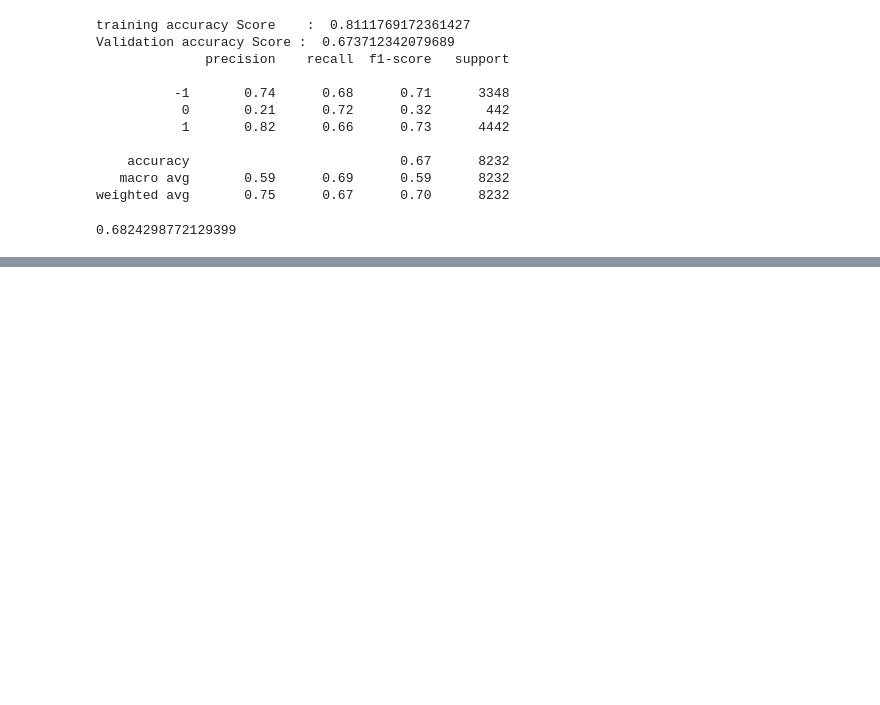
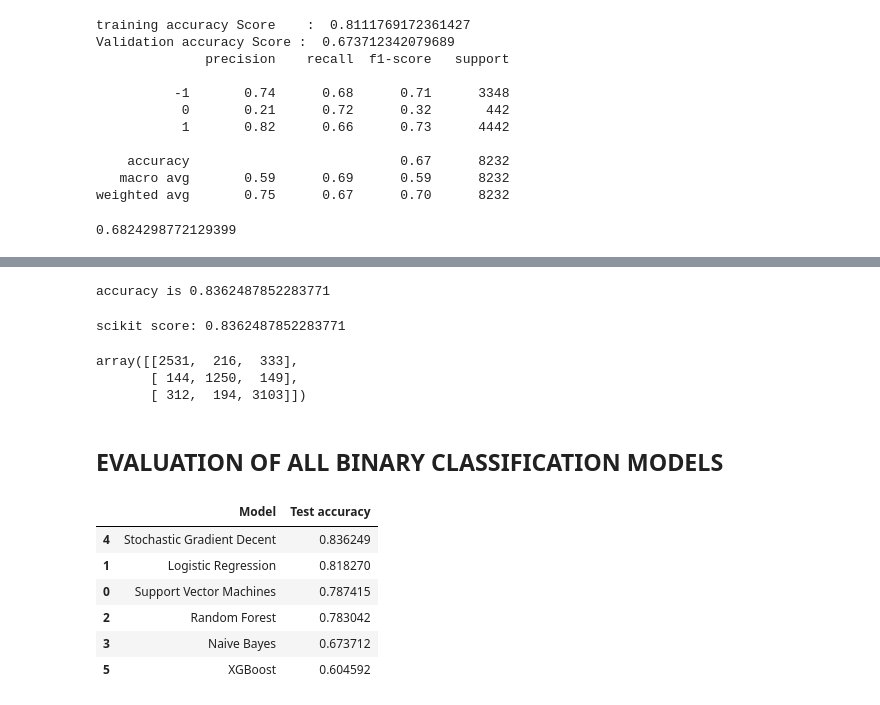
Before and after one commit to ChinmayRojatkar/Predicting-sentiment-of-COVID-19-tweets, a Jupyter notebook: Predicting_sentiment_of_COVID_19_tweets.ipynb, the cells around one changed output, grey strips where cells are left out. Drawn from its saved outputs; the diff is of its cells as text; code cells hidden in the pictures; blank space fills up the shorter version.

```diff
--- a/Predicting_sentiment_of_COVID_19_tweets.ipynb
+++ b/Predicting_sentiment_of_COVID_19_tweets.ipynb
@@ -700,0 +731,11 @@ accuracy_rf
+# %%
+from sklearn.linear_model import LogisticRegression
+logreg = LogisticRegression()
+
+logreg.fit(X_train, y_train)
+
+logreg_prediction = logreg.predict(X_test)
+logreg_accuracy = accuracy_score(y_test,logreg_prediction)
+print("Training accuracy Score    : ",logreg.score(X_train,y_train))
+print("Validation accuracy Score : ",logreg_accuracy )
+print(classification_report(logreg_prediction,y_test))
@@ -700,0 +868,44 @@ accuracy_rf
+# %%
+# Let's check the overall accuracy. Overall accuracy is very good.
+from sklearn.metrics import accuracy_score
+from sklearn.metrics import log_loss
+
+y_pred = sgd_clf.predict(X_test)
+
+score =accuracy_score(y_test,y_pred)
+print('accuracy is', score)
+# %% [output]
+accuracy is 0.8362487852283771
+# %%
+#score is mean accuracy
+scikit_score = sgd_clf.score(X_test,y_test)
+print('scikit score:', scikit_score)
+# %% [output]
+scikit score: 0.8362487852283771
+# %%
+# Very low type 1 and type 2 error
+confusion_matrix(y_test,y_pred)
+# %% [output]
+array([[2531,  216,  333],
+       [ 144, 1250,  149],
+       [ 312,  194, 3103]])
+# %% [markdown]
+## EVALUATION OF ALL BINARY CLASSIFICATION MODELS
+# %%
+models = pd.DataFrame({
+    'Model': ['Support Vector Machines', 'Logistic Regression',
+              'Random Forest', 'Naive Bayes',
+              'Stochastic Gradient Decent', 'XGBoost',],
+    'Test accuracy': [svc_accuracy, logreg_accuracy,
+              rf_accuracy, NB_accuracy,
+              sgd_accuracy, xgb_accuracy]})
+
+models.sort_values(by='Test accuracy', ascending=False)
+# %% [output]
+|  | Model | Test accuracy |
+| 4 | Stochastic Gradient Decent | 0.836249 |
+| 1 | Logistic Regression | 0.818270 |
+| 0 | Support Vector Machines | 0.787415 |
+| 2 | Random Forest | 0.783042 |
+| 3 | Naive Bayes | 0.673712 |
+| 5 | XGBoost | 0.604592 |
```
Also changed, not shown: parts of 21 cells of this notebook.
